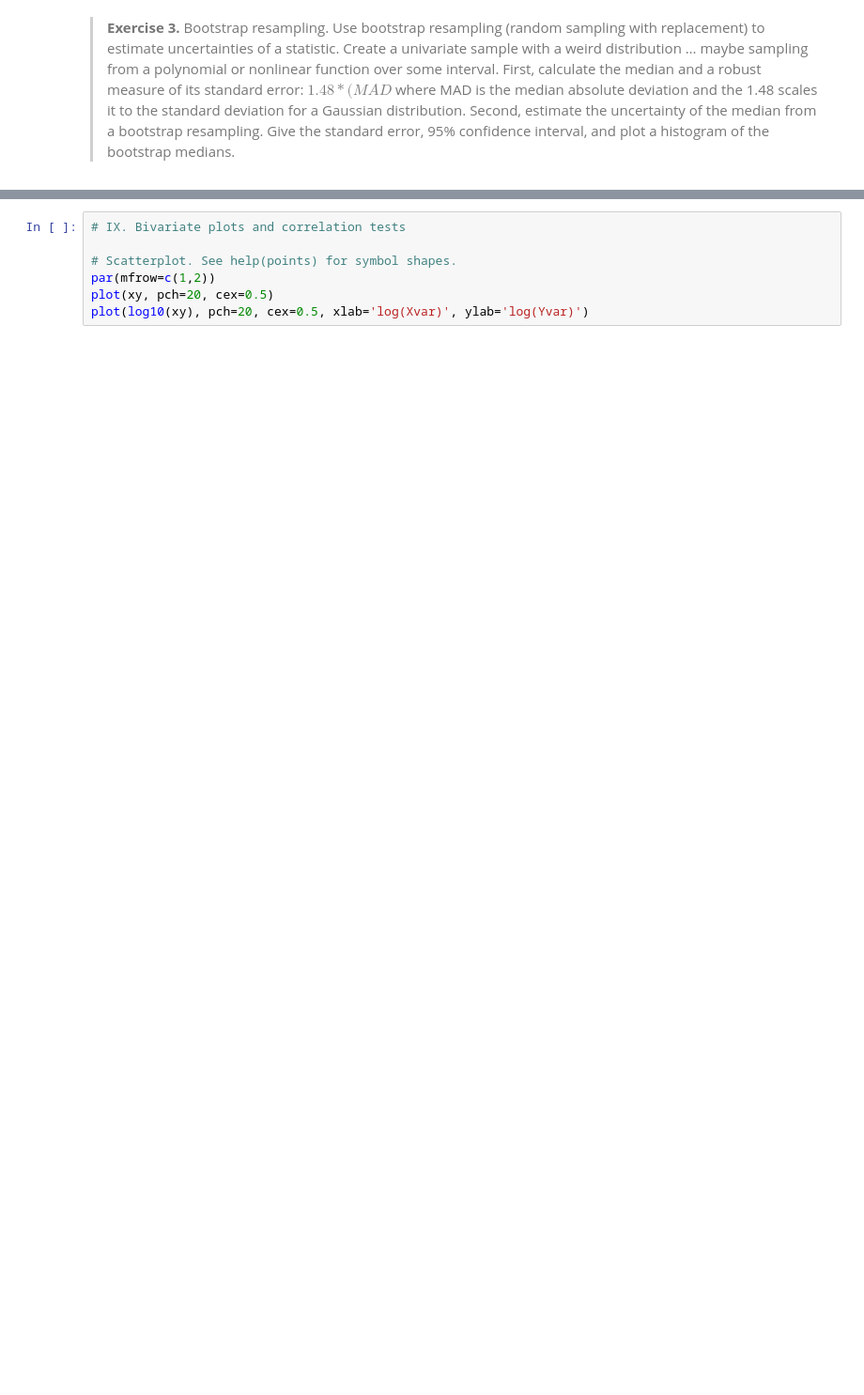
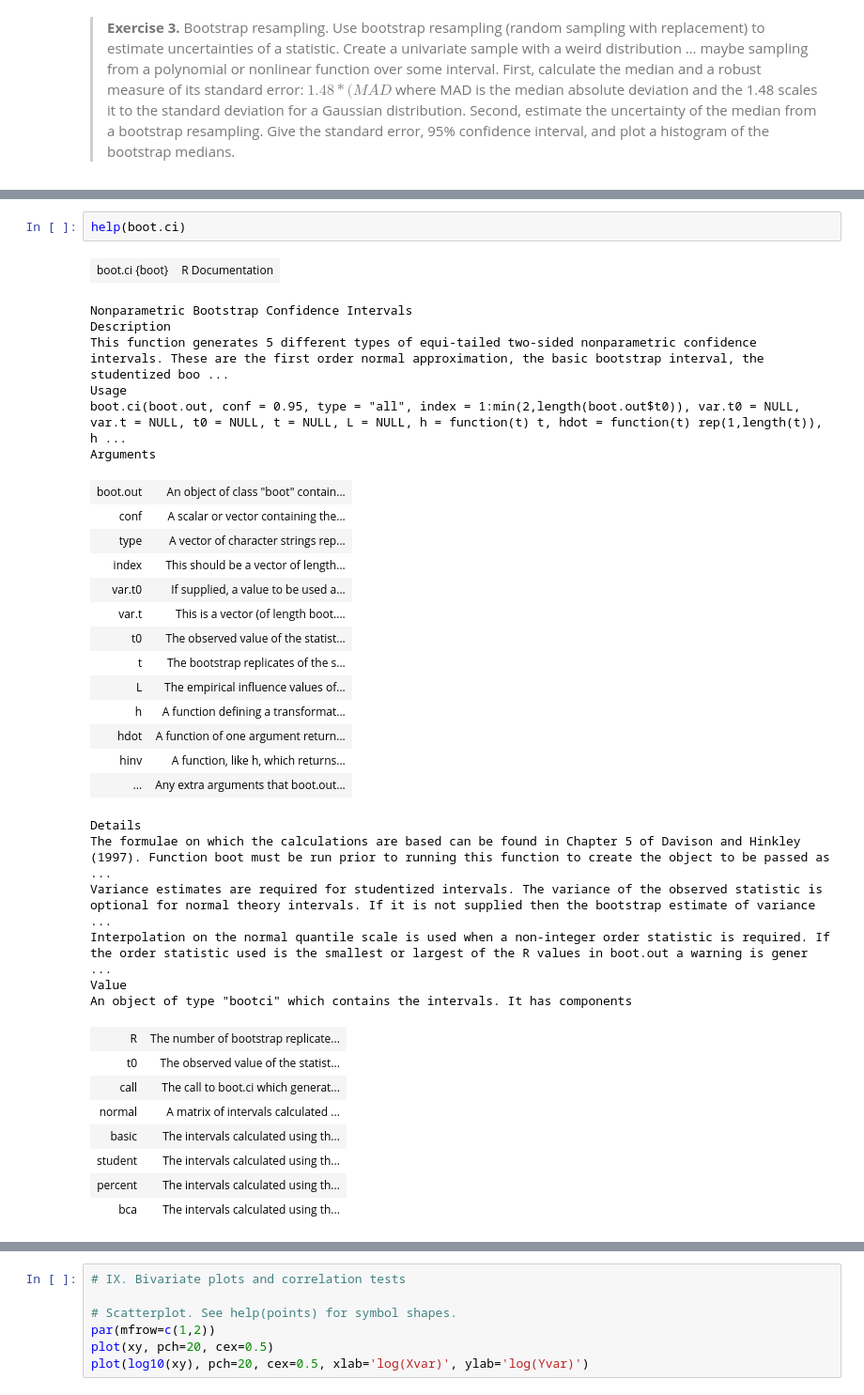
Before and after one commit to mwanakijiji/penn_state_astrostats, a Jupyter notebook: Day1/Day1_4_Feigelson_Tutorial_Notebook.ipynb, the cells around one changed output, grey strips where cells are left out. Shown: that part at 94% size. Drawn from its saved outputs; the diff is of its cells as text; blank space fills up the shorter version.

```diff
--- a/Day1/Day1_4_Feigelson_Tutorial_Notebook.ipynb
+++ b/Day1/Day1_4_Feigelson_Tutorial_Notebook.ipynb
@@ -763,0 +810,37 @@ t1* 0.9771736 -1.271103e-05  0.01299467
+# %%
+help(boot.ci)
+# %% [output]
+| boot.ci {boot} | R Documentation |
+Nonparametric Bootstrap Confidence Intervals
+Description
+This function generates 5 different types of equi-tailed two-sided nonparametric confidence intervals. These are the first order normal approximation, the basic bootstrap interval, the studentized boo ...
+Usage
+boot.ci(boot.out, conf = 0.95, type = "all", index = 1:min(2,length(boot.out$t0)), var.t0 = NULL, var.t = NULL, t0 = NULL, t = NULL, L = NULL, h = function(t) t, hdot = function(t) rep(1,length(t)), h ...
+Arguments
+| boot.out | An object of class "boot" contain... |
+| conf | A scalar or vector containing the... |
+| type | A vector of character strings rep... |
+| index | This should be a vector of length... |
+| var.t0 | If supplied, a value to be used a... |
+| var.t | This is a vector (of length boot.... |
+| t0 | The observed value of the statist... |
+| t | The bootstrap replicates of the s... |
+| L | The empirical influence values of... |
+| h | A function defining a transformat... |
+| hdot | A function of one argument return... |
+| hinv | A function, like h, which returns... |
+| ... | Any extra arguments that boot.out... |
+Details
+The formulae on which the calculations are based can be found in Chapter 5 of Davison and Hinkley (1997). Function boot must be run prior to running this function to create the object to be passed as  ...
+Variance estimates are required for studentized intervals. The variance of the observed statistic is optional for normal theory intervals. If it is not supplied then the bootstrap estimate of variance ...
+Interpolation on the normal quantile scale is used when a non-integer order statistic is required. If the order statistic used is the smallest or largest of the R values in boot.out a warning is gener ...
+Value
+An object of type "bootci" which contains the intervals. It has components
+| R | The number of bootstrap replicate... |
+| t0 | The observed value of the statist... |
+| call | The call to boot.ci which generat... |
+| normal | A matrix of intervals calculated ... |
+| basic | The intervals calculated using th... |
+| student | The intervals calculated using th... |
+| percent | The intervals calculated using th... |
+| bca | The intervals calculated using th... |
```
Also changed, not shown: parts of 8 cells of this notebook.
